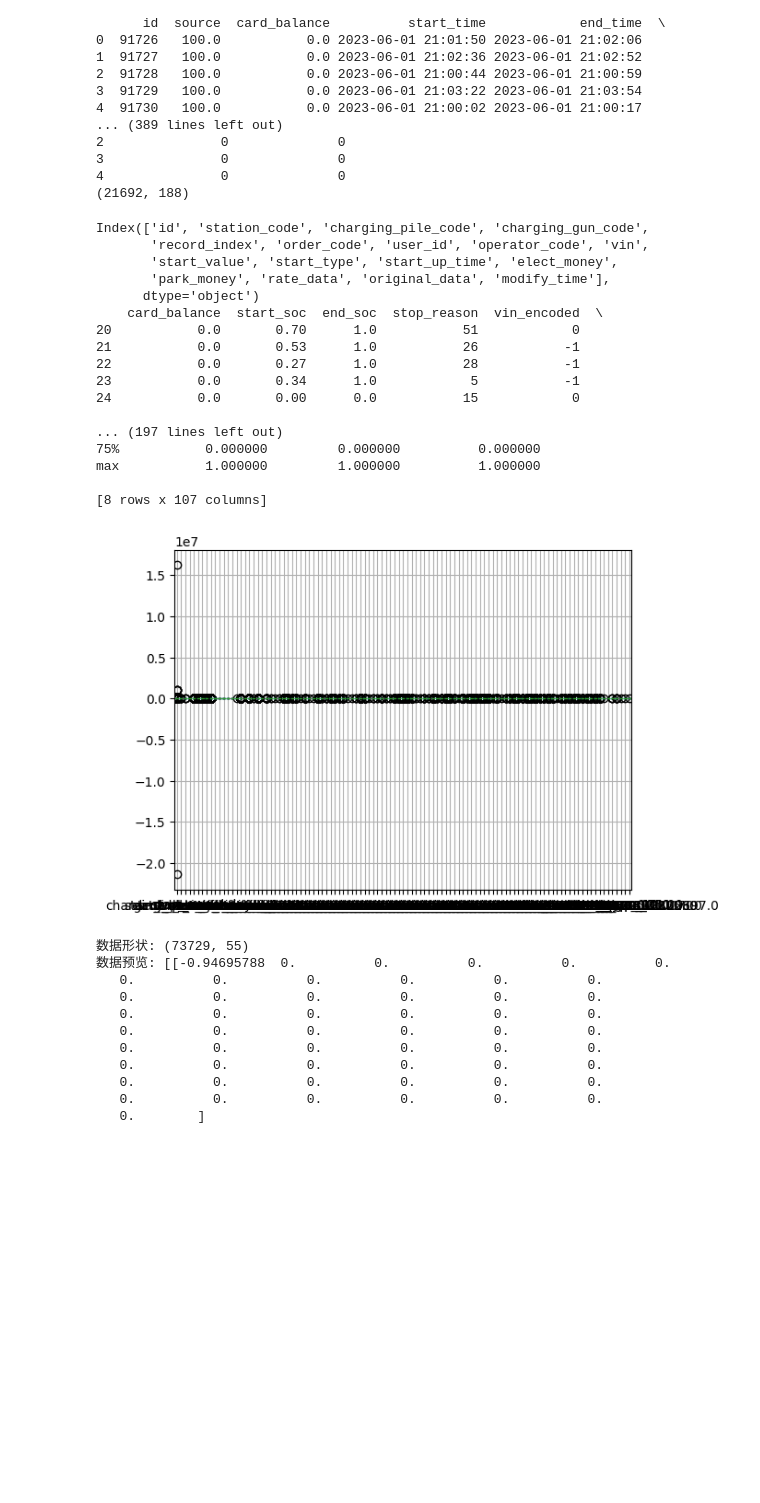
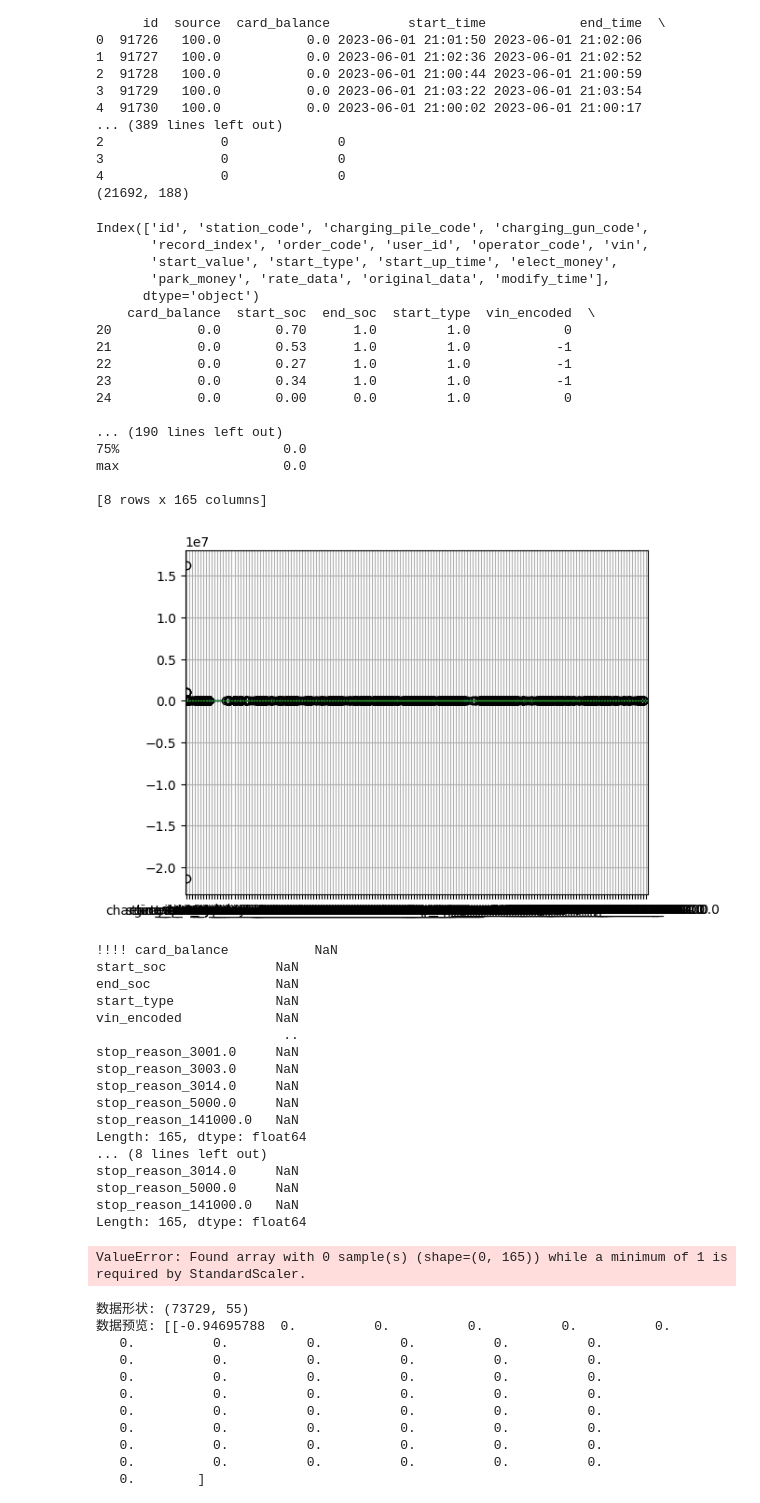
Before and after one commit to believefollow/Time-Series-Library, a Jupyter notebook: test.ipynb, the cells around one changed output. Drawn from its saved outputs; the diff is of its cells as text; code cells hidden in the pictures; blank space fills up the shorter version.

```diff
--- a/test.ipynb
+++ b/test.ipynb
@@ -391,14 +391,7 @@ df['elect_money_normalized'] = (df['elect_money'] - df['elect_money'].min()) / (
 
 # 应用这个函数到每个单元格
 df['rate_data_elec'] = df['rate_data'].apply(calculate_elect_sum)
-from sklearn.preprocessing import LabelEncoder
 
-# 创建LabelEncoder对象
-encoder = LabelEncoder()
-
-# 拟合并转换标签
-encoded_labels = encoder.fit_transform(df['stop_reason'].values)
-df['stop_reason'] = encoded_labels
 # 计算所有elect值的总和
 labels_1 = df['elect_money_normalized'].values
 
@@ -409,8 +402,8 @@ df['weekday'] = df['start_time'].dt.weekday
 df['is_weekend'] = df['weekday'].apply(lambda x: 1 if x >= 5 else 0)
 
 # 如果需要，进行分类特征的编码
-# df = pd.get_dummies(df, columns=['station_code', 'stop_reason', 'start_type'])
-df = pd.get_dummies(df, columns=['station_code',  'start_type'])
+df = pd.get_dummies(df, columns=['station_code', 'stop_reason'])
+# df = pd.get_dummies(df, columns=['station_code',  'start_type'])
 
 # 删除不再需要的列或明确不相关的列
 df.drop(['id','record_index','electricity_normalized',  'electricity' ,'rate_data', 'rate_data_elec', 'source','modifier_id', 'sn_code','charging_model','time_part', 'charging_duration','creater_id', 'electricity', 'elect_money','start_value',  'service_money', 'process_state','create_time',  'throwable_type', 'start_time','rate_type', 'rate_version',  'end_time', 'vin','start_elect', 'end_elect', 'start_up_time','modify_time','vin', 'park_money', 'repair_status', 'rate_data', 'order_code', 'user_id', 'operator_code', 'original_data', 'charging_pile_code', 'charging_gun_code'], axis=1, inplace=True)
@@ -456,49 +449,70 @@ IQR = Q3 - Q1
 condition = (data < (Q1 - 1.5 * IQR)) | (data > (Q3 + 1.5 * IQR))
 
 # 替换或删除异常值
-data[condition] = np.nan  # 替换为NaN
+data[condition] = 0  # 替换为NaN
 data = data.dropna()  # 删除包含NaN的行
 
+# 检查列的最小值和最大值
+print("!!!!",data.min())
+print("!!!!",data.max())
 
 features = data.to_numpy()
 # 计算分割点
 split_index = int(0.8 * len(features))  # 20%的数据用于测试集
 
 # 分割数据
 train_data = features[:split_index]
 test_data = features[split_index:]
 test_data_label = labels_1[split_index:]
 
 from sklearn.preprocessing import StandardScaler, MinMaxScaler
 
 # 示例：使用标准化
 scaler = StandardScaler()
 train_data = scaler.fit_transform(train_data)
 test_data = scaler.transform(train_data)  # 注意：用训练集的参数来转换测试集
 
 
 np.save('dataset/charger/charger1_test.npy', test_data)
 np.save('dataset/charger/charger1_train.npy', train_data)
 np.save('dataset/charger/charger1_test_label.npy', test_data_label)
 # %% [output]
 Index(['id', 'station_code', 'charging_pile_code', 'charging_gun_code',
        'record_index', 'order_code', 'user_id', 'operator_code', 'vin',
        'start_value', 'start_type', 'start_up_time', 'elect_money',
        'park_money', 'rate_data', 'original_data', 'modify_time'],
       dtype='object')
-    card_balance  start_soc  end_soc  stop_reason  vin_encoded  \
-20           0.0       0.70      1.0           51            0
-21           0.0       0.53      1.0           26           -1
-22           0.0       0.27      1.0           28           -1
-23           0.0       0.34      1.0            5           -1
-24           0.0       0.00      0.0           15            0
+    card_balance  start_soc  end_soc  start_type  vin_encoded  \
+20           0.0       0.70      1.0         1.0            0
+21           0.0       0.53      1.0         1.0           -1
+22           0.0       0.27      1.0         1.0           -1
+23           0.0       0.34      1.0         1.0           -1
+24           0.0       0.00      0.0         1.0            0
 
-... (197 lines left out)
-75%           0.000000         0.000000          0.000000
-max           1.000000         1.000000          1.000000
+... (190 lines left out)
+75%                     0.0
+max                     0.0
 
-[8 rows x 107 columns]
+[8 rows x 165 columns]
-[figure, old version]
+[figure, new version]
+!!!! card_balance           NaN
+start_soc              NaN
+end_soc                NaN
+start_type             NaN
+vin_encoded            NaN
+                        ..
+stop_reason_3001.0     NaN
+stop_reason_3003.0     NaN
+stop_reason_3014.0     NaN
+stop_reason_5000.0     NaN
+stop_reason_141000.0   NaN
+Length: 165, dtype: float64
+... (8 lines left out)
+stop_reason_3014.0     NaN
+stop_reason_5000.0     NaN
+stop_reason_141000.0   NaN
+Length: 165, dtype: float64
+ValueError: Found array with 0 sample(s) (shape=(0, 165)) while a minimum of 1 is required by StandardScaler.
 # %%
 import numpy as np
 
```
Also changed, not shown: 3 other files.
